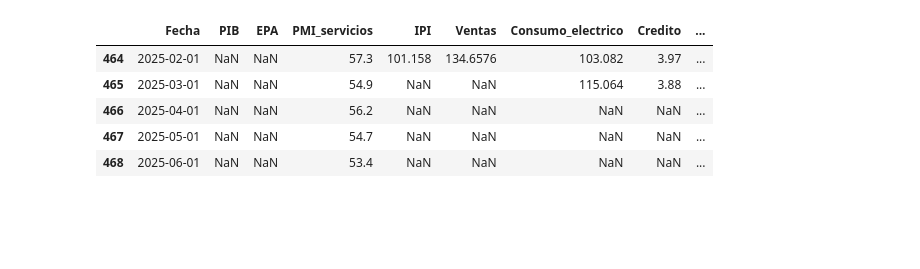
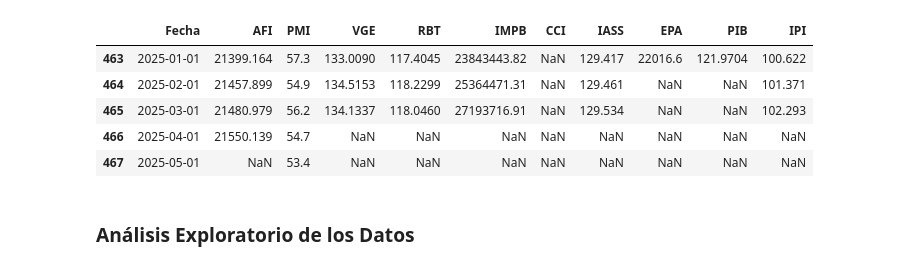
Before and after one commit to diddy98/DPR_TFM, a Jupyter notebook: 1-Construccion Bases de Datos.ipynb, the cells around one changed output. Drawn from its saved outputs; the diff is of its cells as text; code cells hidden in the pictures; blank space fills up the shorter version.

```diff
--- a/1-Construccion Bases de Datos.ipynb
+++ b/1-Construccion Bases de Datos.ipynb
@@ -533,0 +533,4 @@ df_merged = df_total.sort_values('Fecha').reset_index(drop=True)
+# %%
+serie_importaciones_n = leer_csv("Imports_BDSICE.csv", "IMPB")
+
+serie_importaciones_n.head()
@@ -533,0 +553,4 @@ df_merged = df_total.sort_values('Fecha').reset_index(drop=True)
+# %%
+serie_afiliados_n = leer_csv("Afiliados_BDSICE.csv", "AFI")
+
+serie_afiliados_n.head()
@@ -533,0 +573,4 @@ df_merged = df_total.sort_values('Fecha').reset_index(drop=True)
+# %%
+serie_epa_n = leer_csv("Ocupados_BDSICE.csv", "EPA")
+
+serie_epa_n.head()
@@ -534,3 +595,10 @@ df_merged = df_total.sort_values('Fecha').reset_index(drop=True)
+# %%
+dfs = [serie_afiliados_n, serie_pmi, serie_ventas, serie_rendimientos, serie_importaciones_n, serie_confidence_indicator, series_iass, serie_epa_n, series_pib, series_ipi]
+
+df_total = reduce(lambda left, right: pd.merge(left, right, on='Fecha', how='outer'), dfs)
+
+# Ordenar por fecha
+df_merged = df_total.sort_values('Fecha').reset_index(drop=True)
 # %%
 df_merged.columns
 # %% [output]
@@ -570,10 +617,10 @@ df_indicadores_reducidos.head()
 # %%
-df_indicadores_reducidos.tail()
+df_merged.tail()
 # %% [output]
-|  | Fecha | PIB | EPA | PMI_servicios | IPI | Ventas | Consumo_electrico | Credito | ... |
-| 464 | 2025-02-01 | NaN | NaN | 57.3 | 101.158 | 134.6576 | 103.082 | 3.97 | ... |
-| 465 | 2025-03-01 | NaN | NaN | 54.9 | NaN | NaN | 115.064 | 3.88 | ... |
-| 466 | 2025-04-01 | NaN | NaN | 56.2 | NaN | NaN | NaN | NaN | ... |
-| 467 | 2025-05-01 | NaN | NaN | 54.7 | NaN | NaN | NaN | NaN | ... |
-| 468 | 2025-06-01 | NaN | NaN | 53.4 | NaN | NaN | NaN | NaN | ... |
+|  | Fecha | AFI | PMI | VGE | RBT | IMPB | CCI | IASS | EPA | PIB | IPI |
+| 463 | 2025-01-01 | 21399.164 | 57.3 | 133.0090 | 117.4045 | 23843443.82 | NaN | 129.417 | 22016.6 | 121.9704 | 100.622 |
+| 464 | 2025-02-01 | 21457.899 | 54.9 | 134.5153 | 118.2299 | 25364471.31 | NaN | 129.461 | NaN | NaN | 101.371 |
+| 465 | 2025-03-01 | 21480.979 | 56.2 | 134.1337 | 118.0460 | 27193716.91 | NaN | 129.534 | NaN | NaN | 102.293 |
+| 466 | 2025-04-01 | 21550.139 | 54.7 | NaN | NaN | NaN | NaN | NaN | NaN | NaN | NaN |
+| 467 | 2025-05-01 | NaN | 53.4 | NaN | NaN | NaN | NaN | NaN | NaN | NaN | NaN |
 # %%
@@ -580,0 +628,2 @@ df_indicadores_reducidos.to_excel("Indicadores_Muestra.xlsx", index=False)
+# %% [markdown]
+### Análisis Exploratorio de los Datos
```
Also changed, not shown: parts of 74 cells of this notebook, 6 other files.
